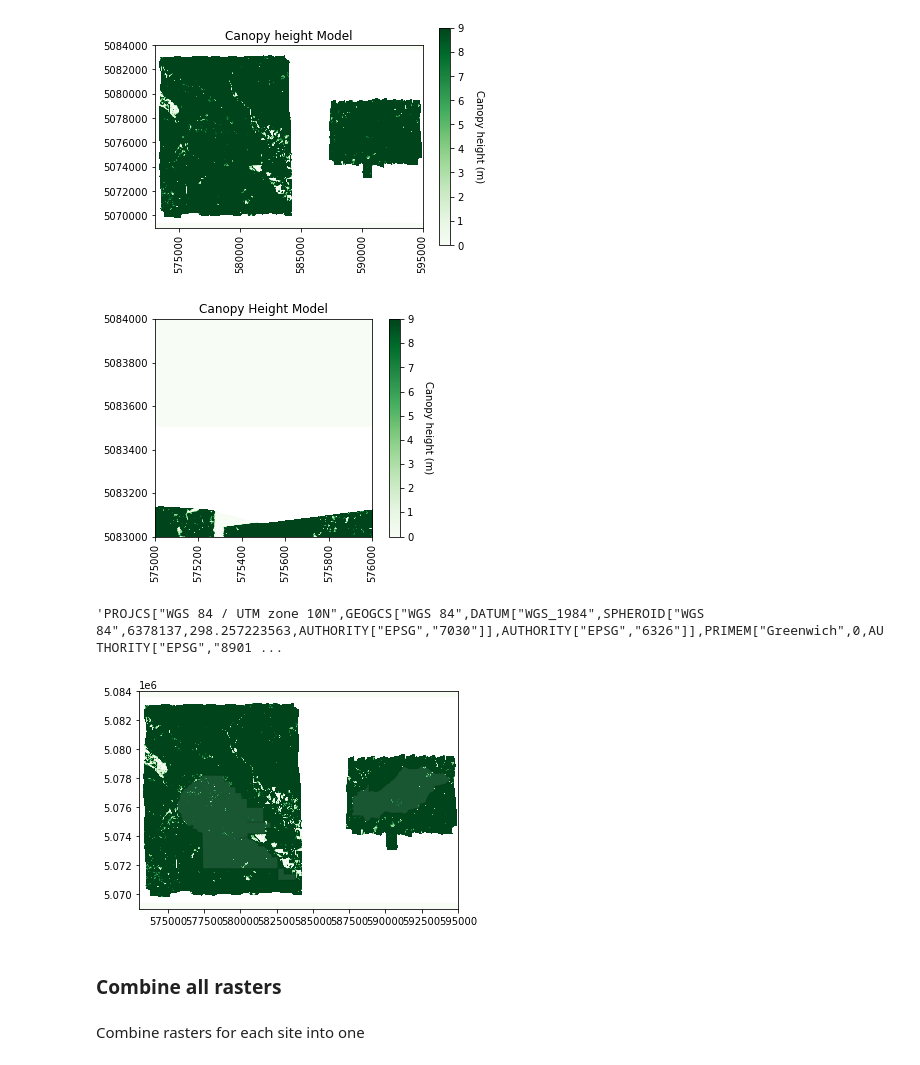
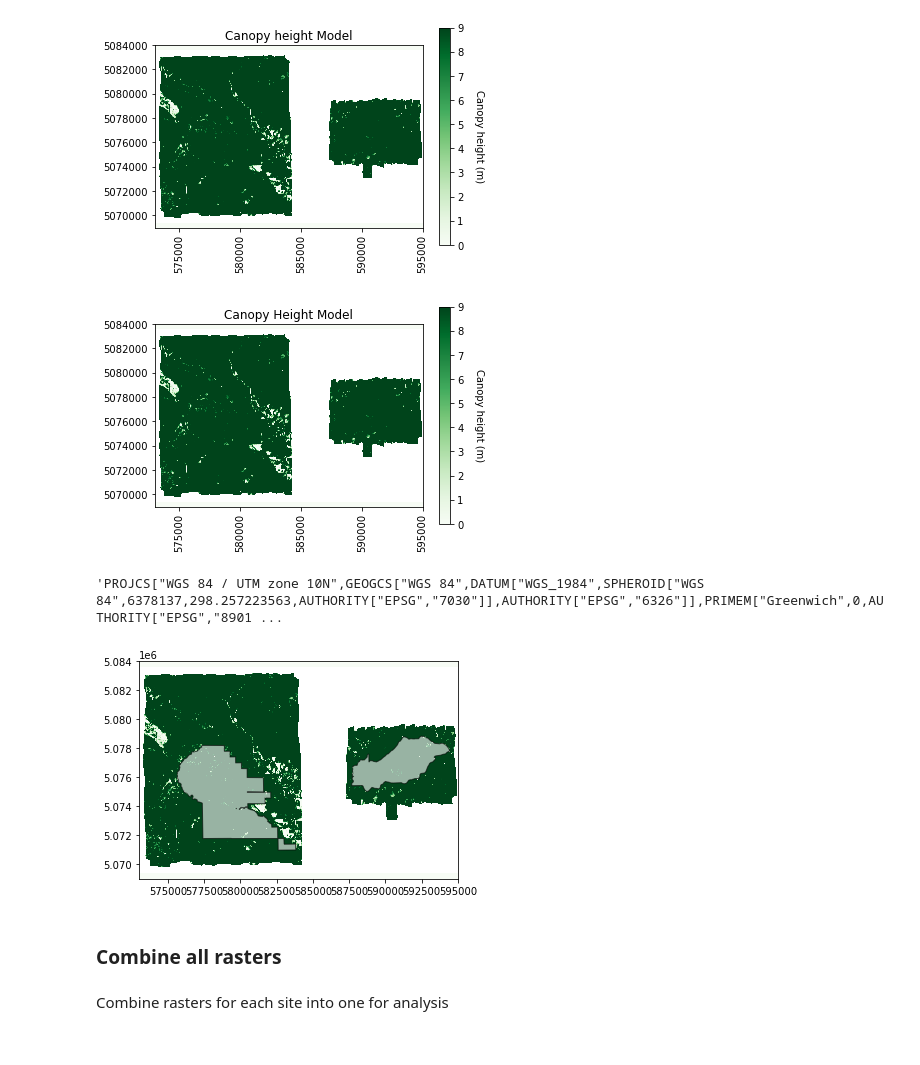
Before and after one commit to hannahconroy/NEON_CO2_Macrosystems_LIDAR, a Jupyter notebook: Project/Site_Boundaries.ipynb, the cells around one changed output. Saved outputs shown, nothing was run; the diff lists cells and outputs as text; code cells hidden in the pictures.

```diff
--- a/Project/Site_Boundaries.ipynb
+++ b/Project/Site_Boundaries.ipynb
@@ -21,7 +21,7 @@ import subprocess, glob
 #matplotlib widget
 # %%
 #Get site boundaries
-gdf = gpd.read_file('/Users/Hannah/Downloads/Project/Data/Site Boundaries/terrestrialSamplingBoundaries.shp')
+gdf = gpd.read_file('/Users/Hannah/Downloads/NEON_CO2_Macrosystems_LIDAR/Project/Data/Site Boundaries/terrestrialSamplingBoundaries.shp')
 # %%
 gdf = gdf.set_crs("EPSG:4326")
 # %%
@@ -77,7 +77,7 @@ for site in site_list:
 # %% [markdown]
 #### Plotting a raster with a specified site
 # %%
-chm_file = '/Users/Hannah/Downloads/Project/Data/Combined_Mosaic.tif'
+chm_file = '/Users/Hannah/Downloads/NEON_CO2_Macrosystems_LIDAR/Project/Data/Combined_Mosaic_WREF.tif'
 # %%
 #Open the CHM file with GDAL
 chm_dataset = gdal.Open(chm_file)
@@ -133,7 +133,7 @@ plt.title("Canopy Height Model"); ax = plt.gca()
 ax.ticklabel_format(useOffset=False, style='plain')
 rotatexlabels = plt.setp(ax.get_xticklabels(),rotation=90)
 # %% [output]
-[figure, old version]
+[figure, new version]
 # %%
 prj = chm_dataset.GetProjection()
 prj
@@ -147,14 +147,13 @@ wa_extent_y = (WREF_proj.total_bounds[1], WREF_proj.total_bounds[3])
 # %%
 f, ax = plt.subplots()
 ax.imshow(chm_array, extent = image_extent, cmap = 'Greens', vmin=0, vmax=9);
 ax = plt.gca()
-#cbar = plt.colorbar(ax=ax);plt.set_cmap('Greens', ax=ax); plt.clim([0,9], ax=ax)
-WREF_proj.plot(ax=ax, facecolor = 'white', edgecolor = "black", alpha = 0.1);
+WREF_proj.plot(ax=ax, facecolor = 'white', edgecolor = "black", alpha = 0.6);
 #plt.xlim(wa_extent_x);
 #plt.ylim(wa_extent_y);
 # %% [output]
-[figure, old version]
+[figure, new version]
 # %% [markdown]
 ### Combine all rasters
 # %% [markdown]
-Combine rasters for each site into one
+Combine rasters for each site into one for analysis
```
Also changed, not shown: parts of 14 cells of this notebook, 1 other file.
